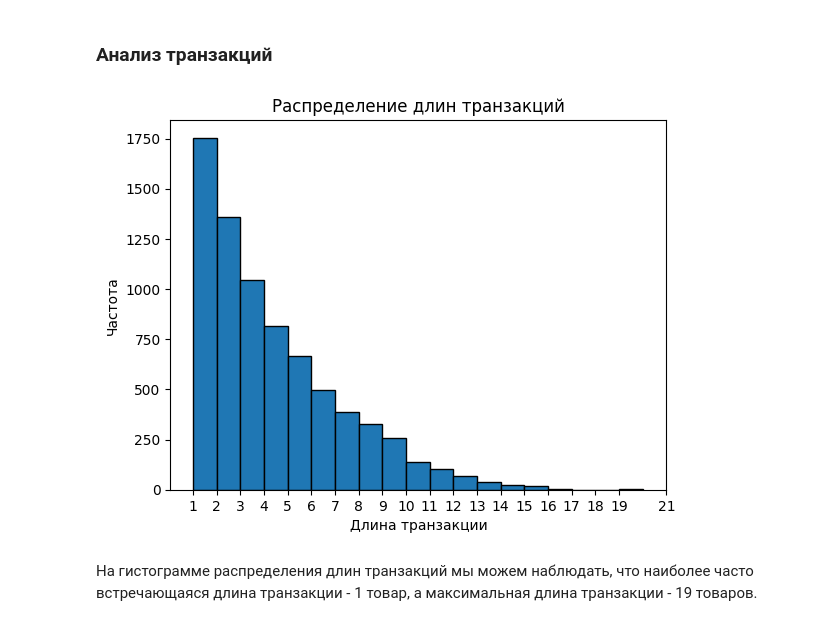
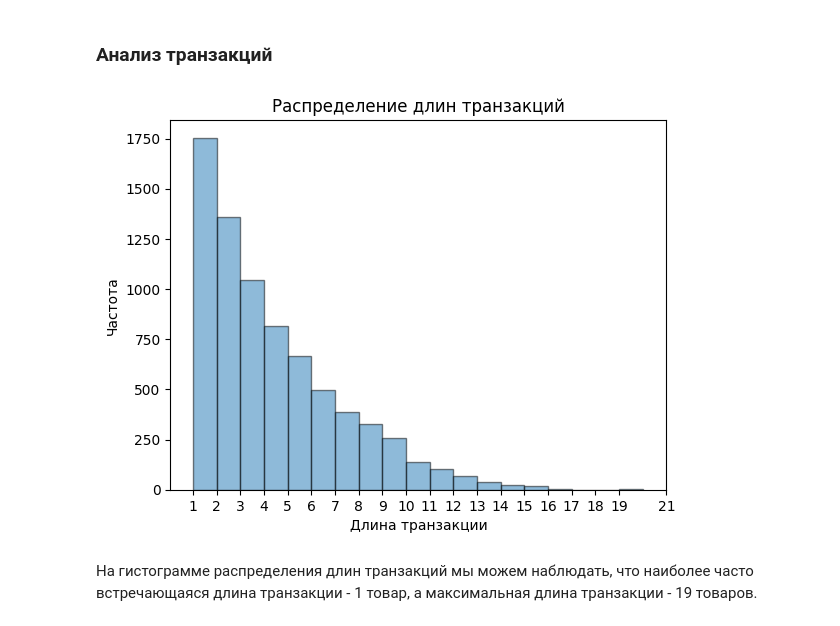
Before and after one commit to TheTangerineOwl/AIML_Lab2, a Jupyter notebook: Lab2.ipynb, the cells around one changed output. Drawn from its saved outputs; the diff is of its cells as text; code cells hidden in the pictures.

```diff
--- a/Lab2.ipynb
+++ b/Lab2.ipynb
@@ -66,15 +66,15 @@ None
 # %%
 transaction_lengths = all_data.notnull().sum(axis=1)
 max_transaction_len = max(transaction_lengths)
-plt.hist(transaction_lengths, bins=range(1, max_transaction_len + 2), edgecolor='black')
+plt.hist(transaction_lengths, bins=range(1, max_transaction_len + 2), edgecolor='black', alpha=0.5)
 plt.xlabel('Длина транзакции')
 x = np.linspace(1, max_transaction_len + 2, max_transaction_len + 1, dtype=int)
 plt.xticks(x)
 plt.ylabel('Частота')
 plt.title('Распределение длин транзакций')
 plt.show()
 # %% [output]
-[figure, old version]
+[figure, new version]
 # %% [markdown]
 На гистограмме распределения длин транзакций мы можем наблюдать, что наиболее часто встречающаяся длина транзакции - 1 товар, а максимальная длина транзакции - 19 товаров.
 # %% [markdown]
```
Also changed, not shown: parts of 3 cells of this notebook.
